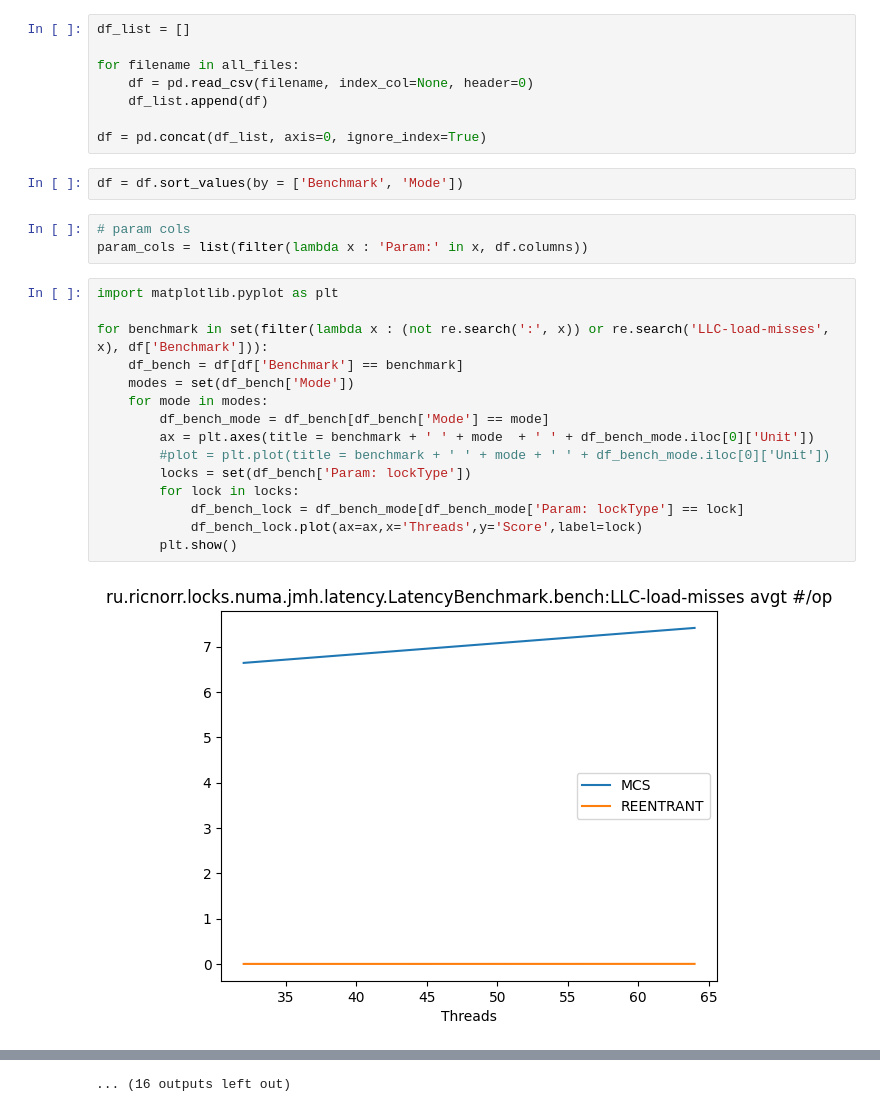
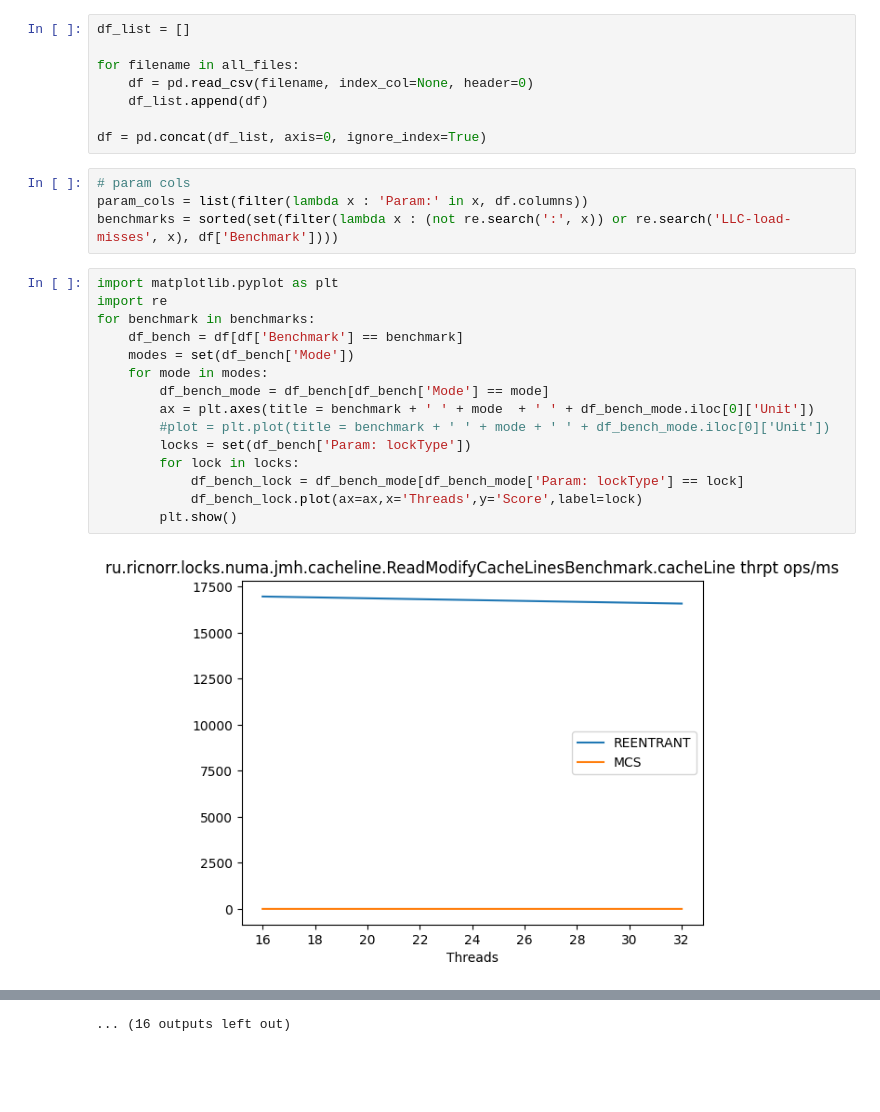
Before and after one commit to ricnorr/vthreads-numa-lock, a Jupyter notebook: scripts/benchmark_visualiser.ipynb, the cells around one changed output, grey strips where cells are left out. Cells and saved outputs as stored; diff of their text form; blank space fills up the shorter version.

```diff
--- a/scripts/benchmark_visualiser.ipynb
+++ b/scripts/benchmark_visualiser.ipynb
@@ -13,25 +13,24 @@ for filename in all_files:
     df_list.append(df)
 
 df = pd.concat(df_list, axis=0, ignore_index=True)
-# %%
-df = df.sort_values(by = ['Benchmark', 'Mode'])
 # %%
 # param cols
 param_cols = list(filter(lambda x : 'Param:' in x, df.columns))
+benchmarks = sorted(set(filter(lambda x : (not re.search(':', x)) or re.search('LLC-load-misses', x), df['Benchmark'])))
 # %%
 import matplotlib.pyplot as plt
-
-for benchmark in set(filter(lambda x : (not re.search(':', x)) or re.search('LLC-load-misses', x), df['Benchmark'])):
+import re
+for benchmark in benchmarks:
     df_bench = df[df['Benchmark'] == benchmark]
     modes = set(df_bench['Mode'])
     for mode in modes:
         df_bench_mode = df_bench[df_bench['Mode'] == mode]
         ax = plt.axes(title = benchmark + ' ' + mode  + ' ' + df_bench_mode.iloc[0]['Unit'])
         #plot = plt.plot(title = benchmark + ' ' + mode + ' ' + df_bench_mode.iloc[0]['Unit'])
         locks = set(df_bench['Param: lockType'])
         for lock in locks:
             df_bench_lock = df_bench_mode[df_bench_mode['Param: lockType'] == lock]
             df_bench_lock.plot(ax=ax,x='Threads',y='Score',label=lock)
         plt.show()
 # %% [output]
-[figure, old version]
+[figure, new version]
```
Also changed, not shown: parts of 1 cell of this notebook.
